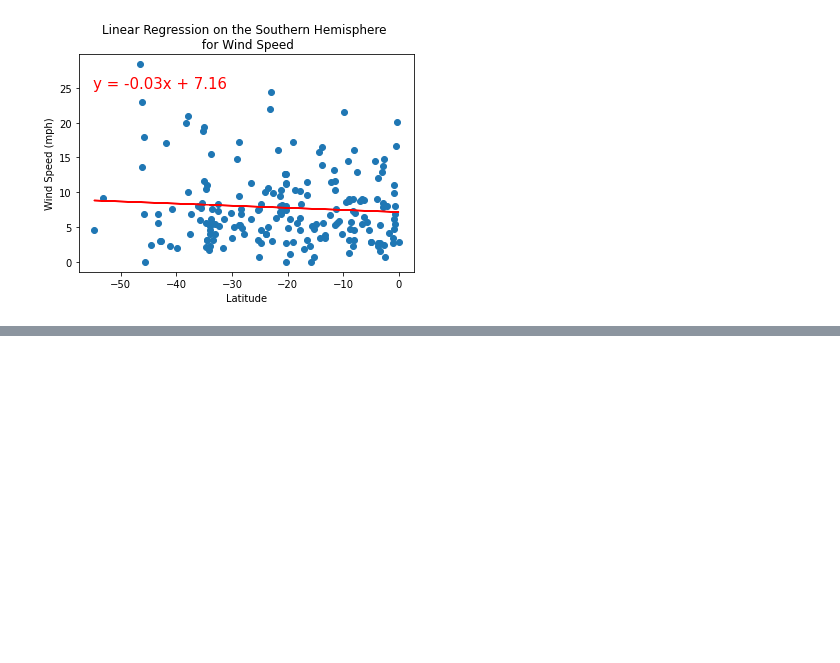
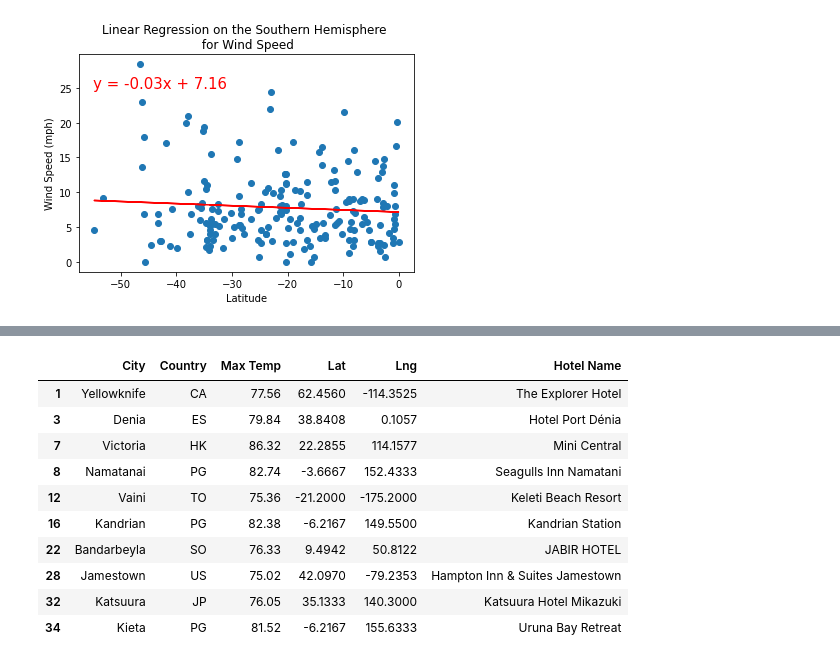
Before and after one commit to niculbolas/World_Weather_Analysis, a Jupyter notebook: WeatherPy.ipynb, the cells around one changed output, grey strips where cells are left out. Cells and saved outputs as stored; diff of their text form; code cells hidden in the pictures; blank space fills up the shorter version.

```diff
--- a/WeatherPy.ipynb
+++ b/WeatherPy.ipynb
@@ -400,0 +529,27 @@ NameError: name 'g_key' is not defined
+# %%
+# Set parameters to search for a hotel.
+params = {
+    "radius": 5000,
+    "type": "lodging",
+    "key": g_key
+}
+# %%
+# Iterate through the DataFrame.
+for index, row in hotel_df.iterrows():
+    # Get the latitude and longitude.
+    lat = row["Lat"]
+    lng = row["Lng"]
+
+    # Add the latitude and longitude to location key for the params dictionary.
+    params["location"] = f"{lat},{lng}"
+
+    # Use the search term: "lodging" and our latitude and longitude.
+    base_url = "https://maps.googleapis.com/maps/api/place/nearbysearch/json"
+    # Make request and get the JSON data from the search.
+    hotels = requests.get(base_url, params=params).json()
+    # Grab the first hotel from the results and store the name.
+    try:
+        hotel_df.loc[index, "Hotel Name"] = hotels["results"][0]["name"]
+
+    except (IndexError):
+        print("Hotel not found... skipping.")
@@ -400,0 +568,14 @@ NameError: name 'g_key' is not defined
+# %%
+hotel_df.head(10)
+# %% [output]
+|  | City | Country | Max Temp | Lat | Lng | Hotel Name |
+| 1 | Yellowknife | CA | 77.56 | 62.4560 | -114.3525 | The Explorer Hotel |
+| 3 | Denia | ES | 79.84 | 38.8408 | 0.1057 | Hotel Port Dénia |
+| 7 | Victoria | HK | 86.32 | 22.2855 | 114.1577 | Mini Central |
+| 8 | Namatanai | PG | 82.74 | -3.6667 | 152.4333 | Seagulls Inn Namatani |
+| 12 | Vaini | TO | 75.36 | -21.2000 | -175.2000 | Keleti Beach Resort |
+| 16 | Kandrian | PG | 82.38 | -6.2167 | 149.5500 | Kandrian Station |
+| 22 | Bandarbeyla | SO | 76.33 | 9.4942 | 50.8122 | JABIR HOTEL |
+| 28 | Jamestown | US | 75.02 | 42.0970 | -79.2353 | Hampton Inn & Suites Jamestown |
+| 32 | Katsuura | JP | 76.05 | 35.1333 | 140.3000 | Katsuura Hotel Mikazuki |
+| 34 | Kieta | PG | 81.52 | -6.2167 | 155.6333 | Uruna Bay Retreat |
```
Also changed, not shown: parts of 15 cells of this notebook, 2 other files.
